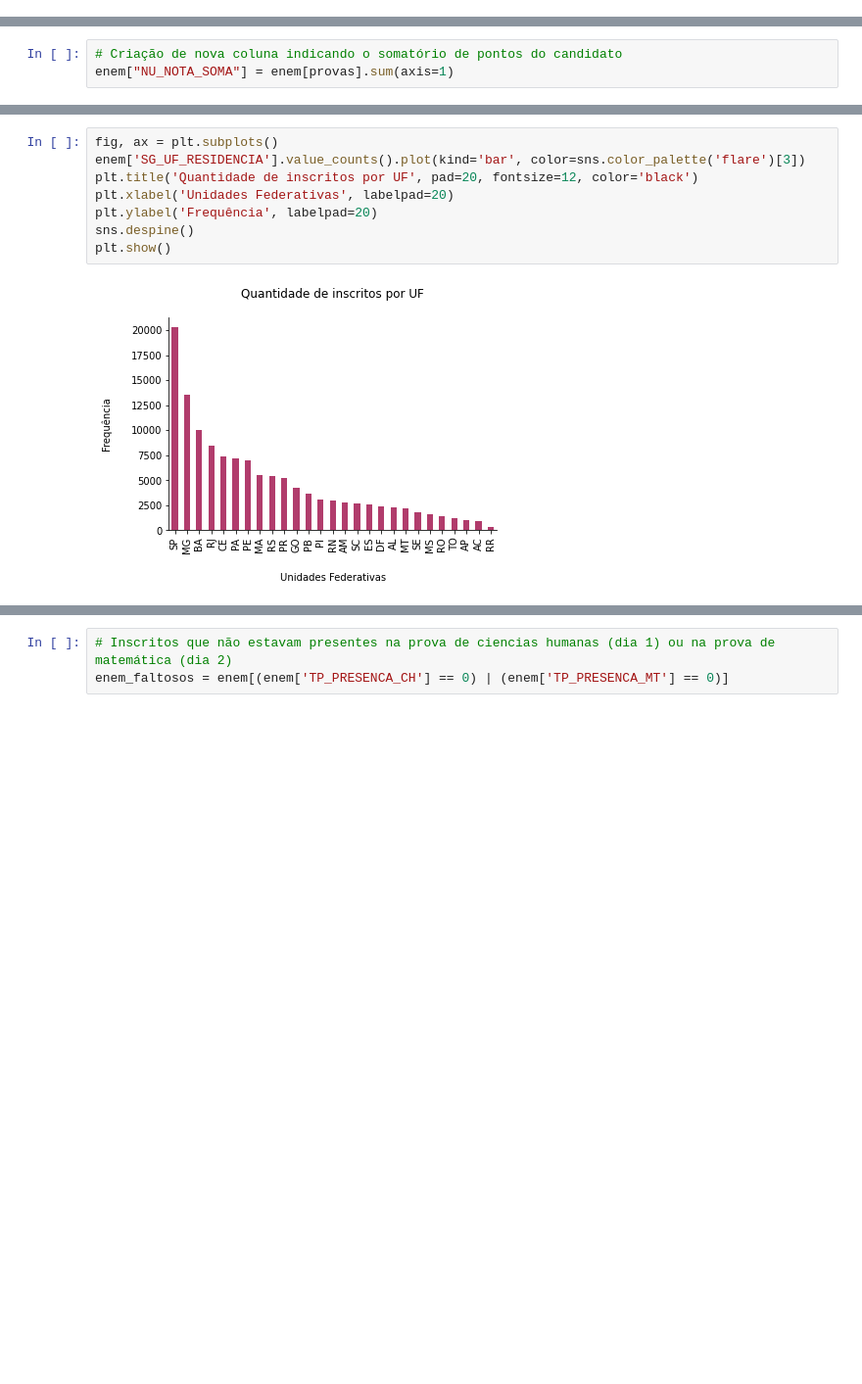
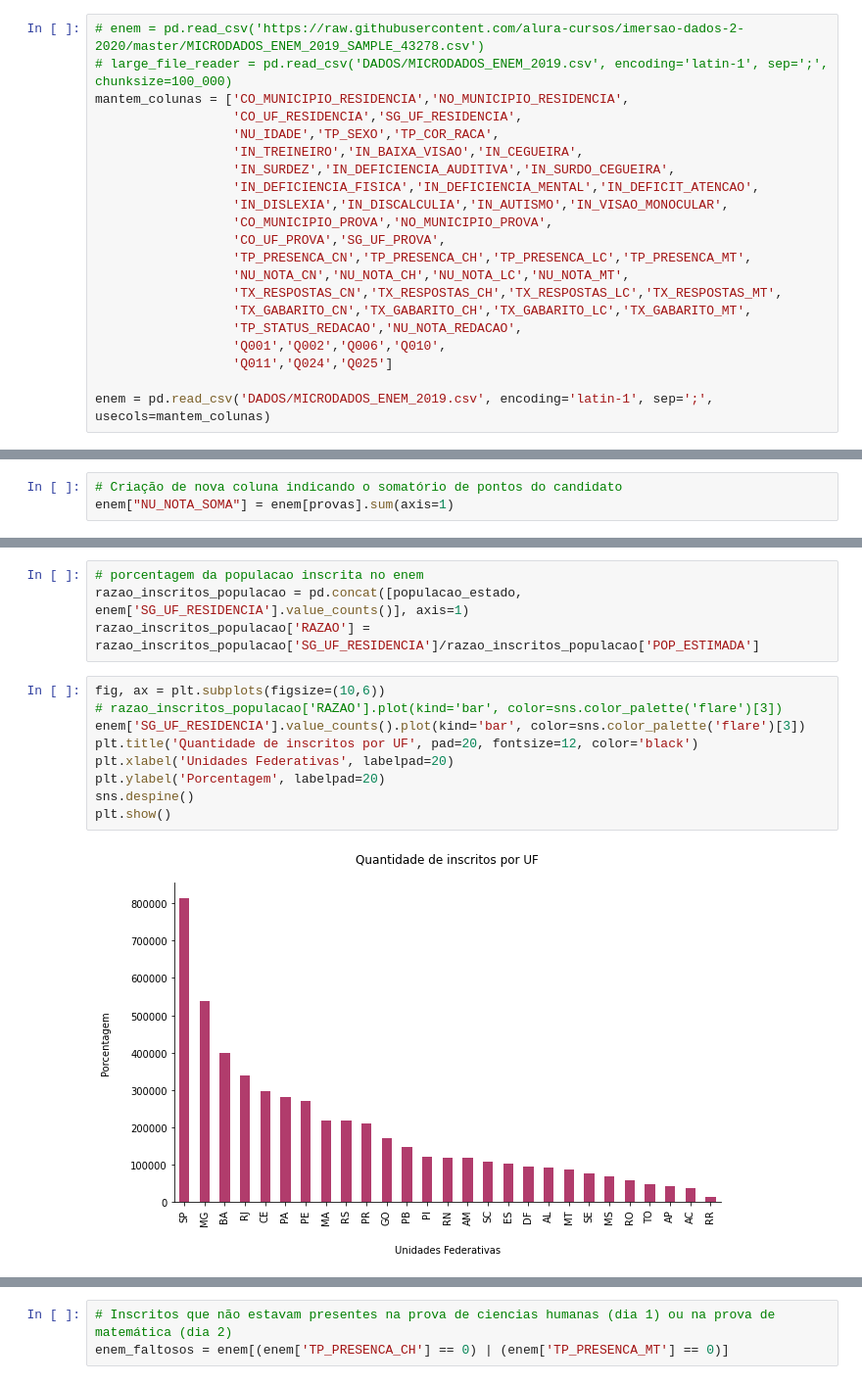
Before and after one commit to vinismachadoo/alura-imersao-dados-2, a Jupyter notebook: microdados_enem_2019.ipynb, the cells around one changed output, grey strips where cells are left out. Shown at 98% size. Saved outputs shown, nothing was run; the diff lists cells and outputs as text; blank space fills up the shorter version.

```diff
--- a/microdados_enem_2019.ipynb
+++ b/microdados_enem_2019.ipynb
@@ -41,3 +57,24 @@ enem = pd.read_csv('https://raw.githubusercontent.com/alura-cursos/imersao-dados
+# %%
+# enem = pd.read_csv('https://raw.githubusercontent.com/alura-cursos/imersao-dados-2-2020/master/MICRODADOS_ENEM_2019_SAMPLE_43278.csv')
+# large_file_reader = pd.read_csv('DADOS/MICRODADOS_ENEM_2019.csv', encoding='latin-1', sep=';', chunksize=100_000)
+mantem_colunas = ['CO_MUNICIPIO_RESIDENCIA','NO_MUNICIPIO_RESIDENCIA',
+                  'CO_UF_RESIDENCIA','SG_UF_RESIDENCIA',
+                  'NU_IDADE','TP_SEXO','TP_COR_RACA',
+                  'IN_TREINEIRO','IN_BAIXA_VISAO','IN_CEGUEIRA',
+                  'IN_SURDEZ','IN_DEFICIENCIA_AUDITIVA','IN_SURDO_CEGUEIRA',
+                  'IN_DEFICIENCIA_FISICA','IN_DEFICIENCIA_MENTAL','IN_DEFICIT_ATENCAO',
+                  'IN_DISLEXIA','IN_DISCALCULIA','IN_AUTISMO','IN_VISAO_MONOCULAR',
+                  'CO_MUNICIPIO_PROVA','NO_MUNICIPIO_PROVA',
+                  'CO_UF_PROVA','SG_UF_PROVA',
+                  'TP_PRESENCA_CN','TP_PRESENCA_CH','TP_PRESENCA_LC','TP_PRESENCA_MT',
+                  'NU_NOTA_CN','NU_NOTA_CH','NU_NOTA_LC','NU_NOTA_MT',
+                  'TX_RESPOSTAS_CN','TX_RESPOSTAS_CH','TX_RESPOSTAS_LC','TX_RESPOSTAS_MT',
+                  'TX_GABARITO_CN','TX_GABARITO_CH','TX_GABARITO_LC','TX_GABARITO_MT',
+                  'TP_STATUS_REDACAO','NU_NOTA_REDACAO',
+                  'Q001','Q002','Q006','Q010',
+                  'Q011','Q024','Q025']
+
+enem = pd.read_csv('DADOS/MICRODADOS_ENEM_2019.csv', encoding='latin-1', sep=';', usecols=mantem_colunas)
 # %%
 enem.shape
 # %% [output]
@@ -164,10 +211,15 @@ Uma análise importante de se avaliar, também, é a distribuição dos inscrito
+# %%
+# porcentagem da populacao inscrita no enem
+razao_inscritos_populacao = pd.concat([populacao_estado, enem['SG_UF_RESIDENCIA'].value_counts()], axis=1)
+razao_inscritos_populacao['RAZAO'] = razao_inscritos_populacao['SG_UF_RESIDENCIA']/razao_inscritos_populacao['POP_ESTIMADA']
 # %%
-fig, ax = plt.subplots()
+fig, ax = plt.subplots(figsize=(10,6))
+# razao_inscritos_populacao['RAZAO'].plot(kind='bar', color=sns.color_palette('flare')[3])
 enem['SG_UF_RESIDENCIA'].value_counts().plot(kind='bar', color=sns.color_palette('flare')[3])
 plt.title('Quantidade de inscritos por UF', pad=20, fontsize=12, color='black')
 plt.xlabel('Unidades Federativas', labelpad=20)
-plt.ylabel('Frequência', labelpad=20)
+plt.ylabel('Porcentagem', labelpad=20)
 sns.despine()
 plt.show()
 # %% [output]
-[figure, old version]
+[figure, new version]
```
Also changed, not shown: parts of 91 cells of this notebook.
